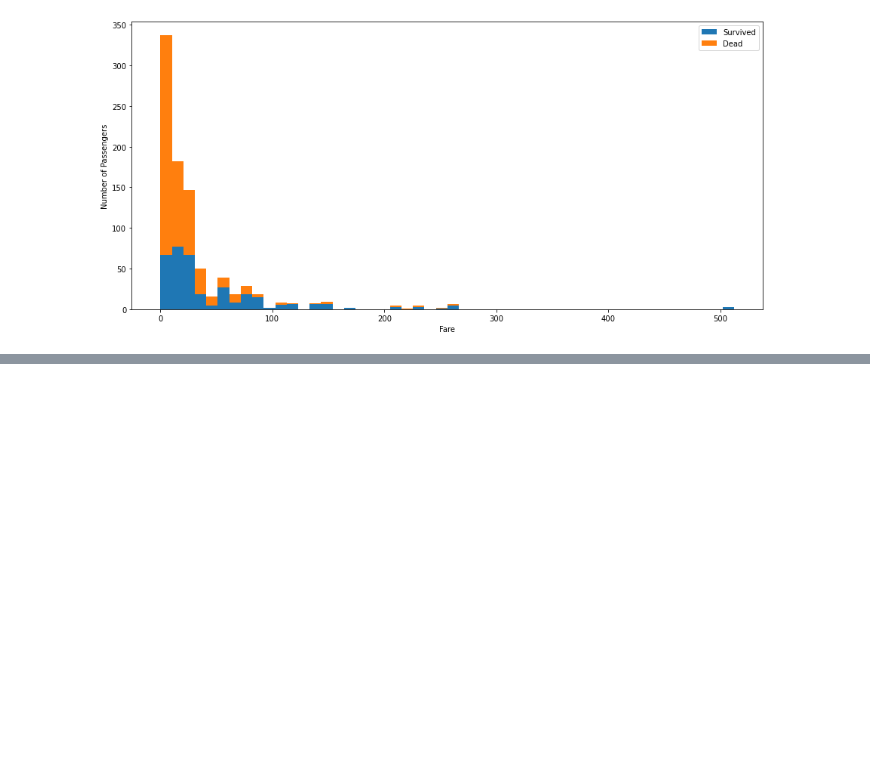
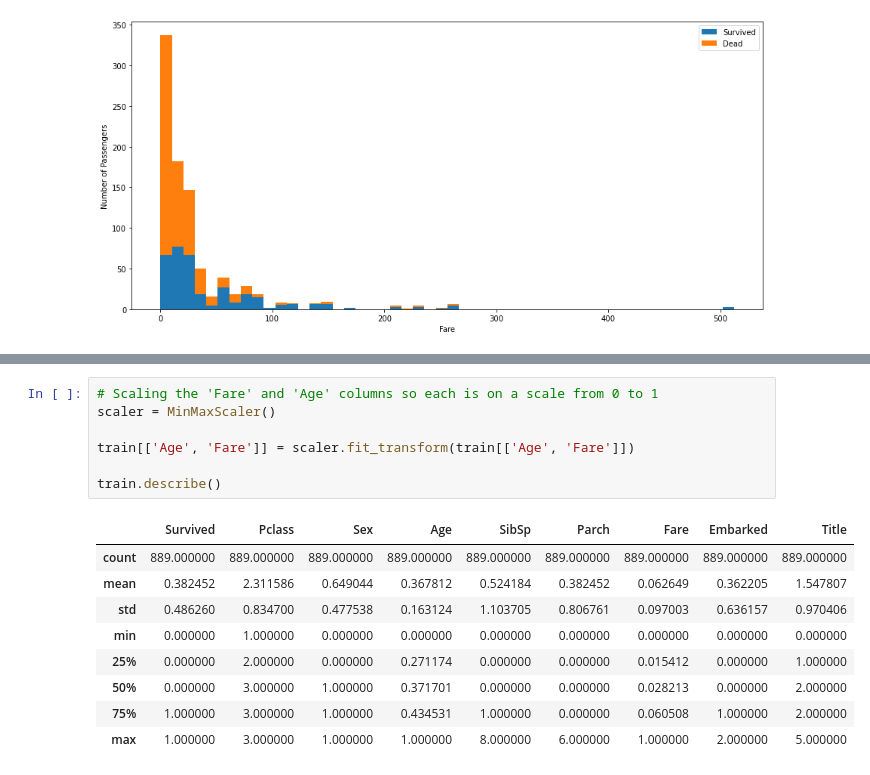
Before and after one commit to henrym105/personal_projects, a Jupyter notebook: Titanic Kaggle/titanic.ipynb, the cells around one changed output, grey strips where cells are left out. Drawn from its saved outputs; the diff is of its cells as text; blank space fills up the shorter version.

```diff
--- a/Titanic Kaggle/titanic.ipynb
+++ b/Titanic Kaggle/titanic.ipynb
@@ -165 +271,18 @@ print(titles)
+# %%
+# Scaling the 'Fare' and 'Age' columns so each is on a scale from 0 to 1
+scaler = MinMaxScaler()
+
+train[['Age', 'Fare']] = scaler.fit_transform(train[['Age', 'Fare']])
+
+train.describe()
+# %% [output]
+|  | Survived | Pclass | Sex | Age | SibSp | Parch | Fare | Embarked | Title |
+| count | 889.000000 | 889.000000 | 889.000000 | 889.000000 | 889.000000 | 889.000000 | 889.000000 | 889.000000 | 889.000000 |
+| mean | 0.382452 | 2.311586 | 0.649044 | 0.367812 | 0.524184 | 0.382452 | 0.062649 | 0.362205 | 1.547807 |
+| std | 0.486260 | 0.834700 | 0.477538 | 0.163124 | 1.103705 | 0.806761 | 0.097003 | 0.636157 | 0.970406 |
+| min | 0.000000 | 1.000000 | 0.000000 | 0.000000 | 0.000000 | 0.000000 | 0.000000 | 0.000000 | 0.000000 |
+| 25% | 0.000000 | 2.000000 | 0.000000 | 0.271174 | 0.000000 | 0.000000 | 0.015412 | 0.000000 | 1.000000 |
+| 50% | 0.000000 | 3.000000 | 1.000000 | 0.371701 | 0.000000 | 0.000000 | 0.028213 | 0.000000 | 2.000000 |
+| 75% | 1.000000 | 3.000000 | 1.000000 | 0.434531 | 1.000000 | 0.000000 | 0.060508 | 1.000000 | 2.000000 |
+| max | 1.000000 | 3.000000 | 1.000000 | 1.000000 | 8.000000 | 6.000000 | 1.000000 | 2.000000 | 5.000000 |
 # %%
```
Also changed, not shown: parts of 15 cells of this notebook.
